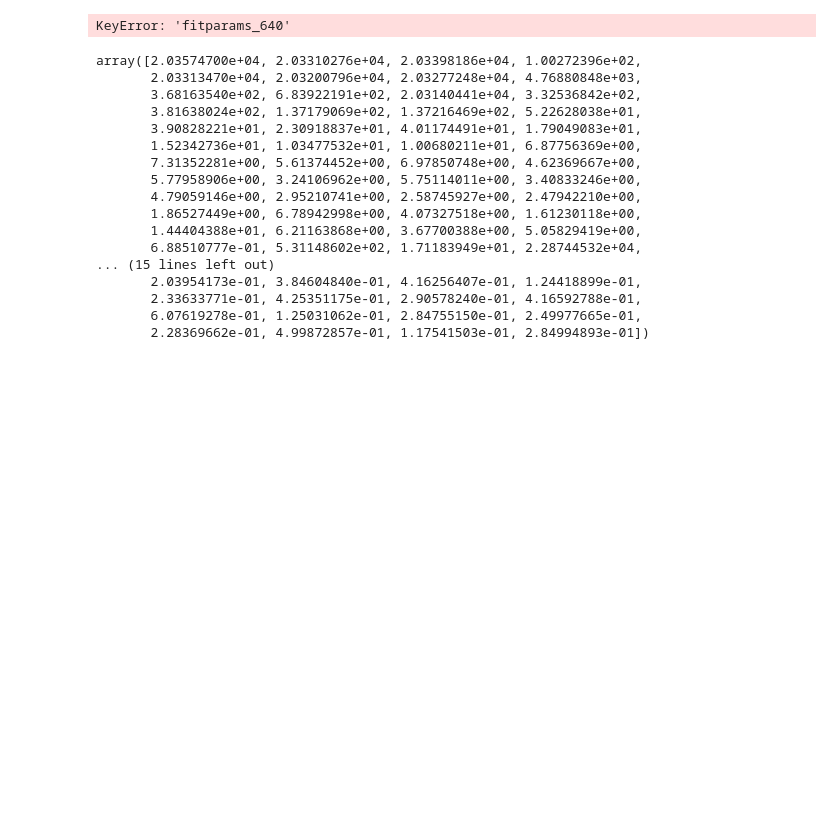
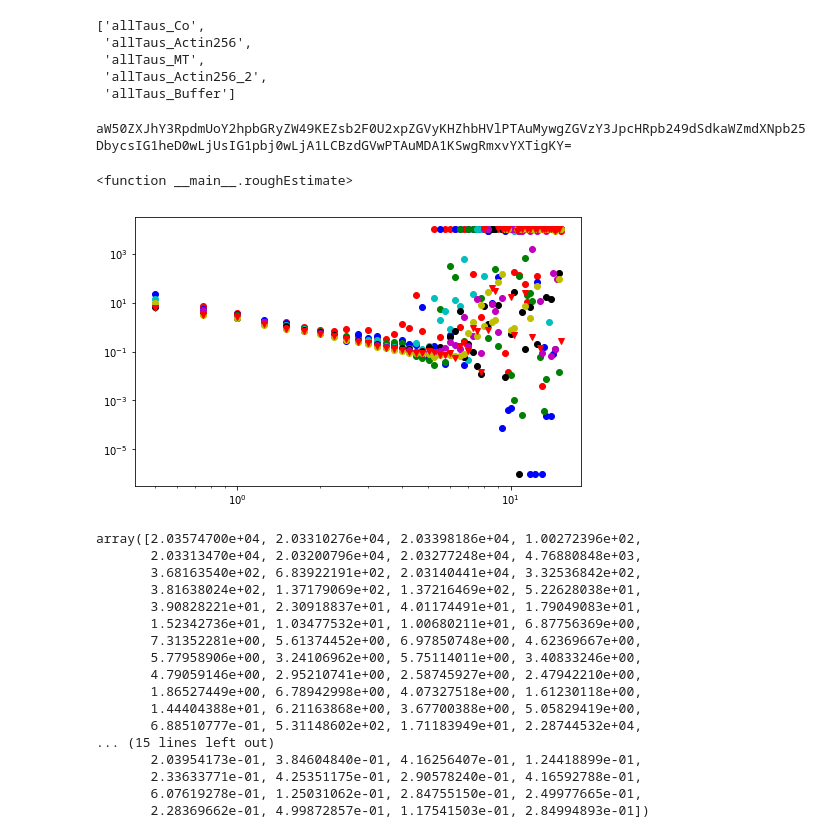
Before and after one commit to rmcgorty/Differential-Dynamic-Microscopy---Python, a Jupyter notebook: Plotting all q vs tau and getting diffusion coefficient.ipynb, the cells around one changed output. Cells and saved outputs as stored; diff of their text form; code cells hidden in the pictures; blank space fills up the shorter version.

```diff
--- a/Plotting all q vs tau and getting diffusion coefficient.ipynb
+++ b/Plotting all q vs tau and getting diffusion coefficient.ipynb
@@ -49,12 +49,18 @@ tauB = np.zeros([len(ROI),124])
 # %%
-num = 1
-ss = 1
+num = 0
+ss = 4
+# %%
+#Load in the allResults file
+data_dir = "E:\\2018-07-11_videos\\allResults\\"
+data_file = Sample[num]+"_"+samNumber[ss]+".p"
+
+Ana_data = pickle.load(open(data_dir + data_file, 'r'))
 # %%
 V = ['top', 'bottom']
 z = 1
 
 #This will plot all of the q vs tau for all of the ROIs in the
-tau = np.zeros([len(ROI),127]) #decay time
+tau = np.zeros([len(ROI),63]) #decay time
 amp = np.zeros_like(tau) #amplitude
 bg = np.zeros_like(tau) #background
 alph = np.zeros_like(tau) #alpha (stretching exponent)
@@ -66,8 +72,3 @@ for i in range(len(ROI)):
     amp[i,:] = fitparams[:,0]
     bg[i,:] = fitparams[:,2]
     alph[i,:] = fitparams[:,3]
-# %% [output]
-KeyError: 'fitparams_640'
-# %%
-for i in range(len(ROI)):
-    tauB[i] = ddm.newt(tau[i,2:-1],alph[i,2:-1])
@@ -73,0 +79,8 @@ for i in range(len(ROI)):
+# %%
+Round2_Results.keys()
+# %% [output]
+['allTaus_Co',
+ 'allTaus_Actin256',
+ 'allTaus_MT',
+ 'allTaus_Actin256_2',
+ 'allTaus_Buffer']
@@ -73,0 +102,5 @@ for i in range(len(ROI)):
+# %%
+interact(roughEstimate, diffusionCo = (0.05,0.5,0.005), slope = (2.0,6.0,0.05), continuous_update=False)
+# %% [output]
+aW50ZXJhY3RpdmUoY2hpbGRyZW49KEZsb2F0U2xpZGVyKHZhbHVlPTAuMywgZGVzY3JpcHRpb249dSdkaWZmdXNpb25DbycsIG1heD0wLjUsIG1pbj0wLjA1LCBzdGVwPTAuMDA1KSwgRmxvYXTigKY=
+<function __main__.roughEstimate>
@@ -73,0 +111,10 @@ for i in range(len(ROI)):
+# %%
+%matplotlib inline
+mpld3.enable_notebook()
+
+col = ['ro','bo','go','co','ko','mo','yo','rv','bv']
+fig,ax = plt.subplots(figsize=(8,8/1.618))
+for i in range(len(ROI)):
+    ax.loglog(q[2:-2], tau[i,2:-1], col[i])
+# %% [output]
+[figure, added]
```
Also changed, not shown: parts of 14 cells of this notebook, 1 other file.
